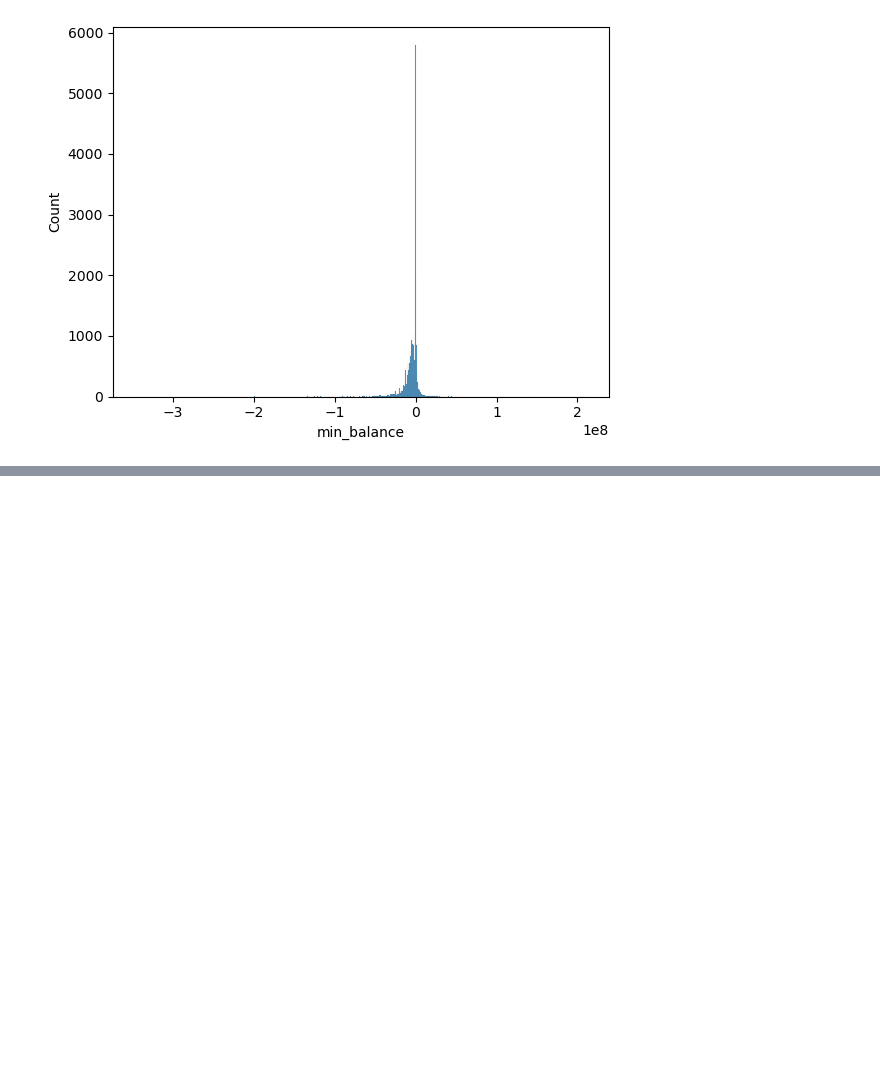
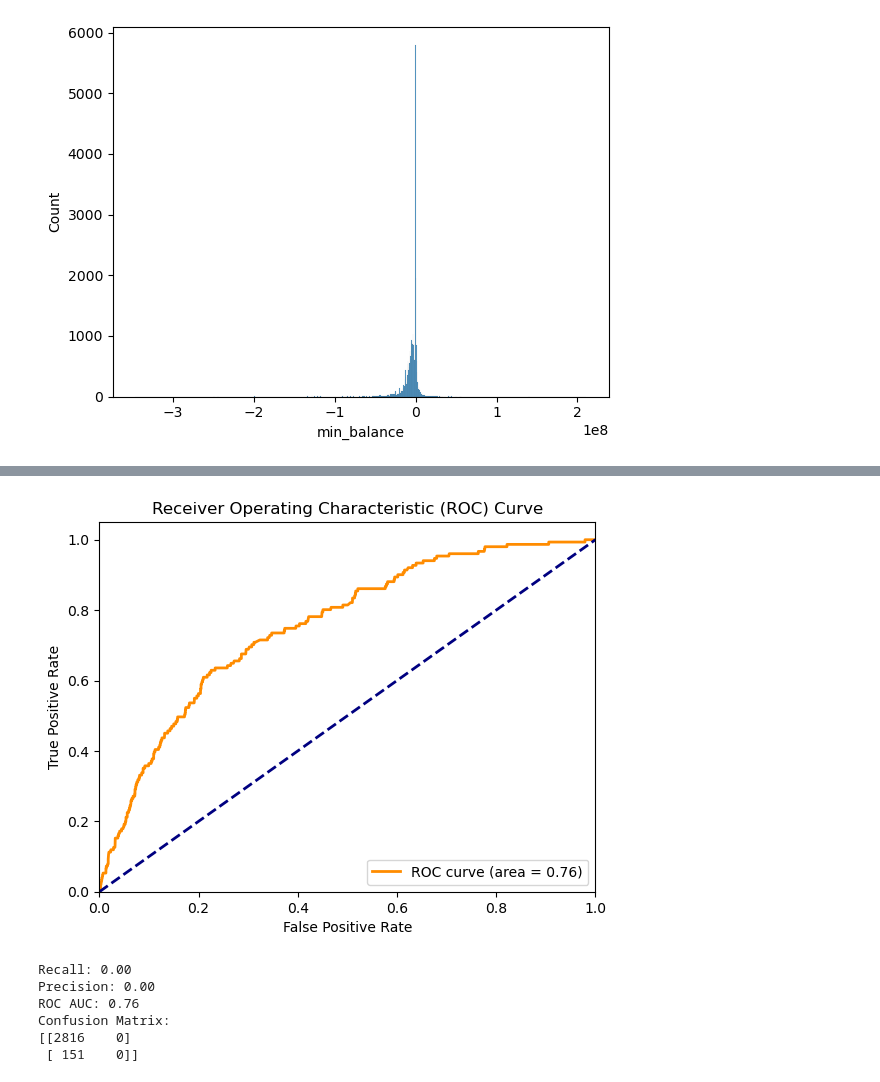
Before and after one commit to Asad-Ismail/Credit-Prediction, a Jupyter notebook: EDA.ipynb, the cells around one changed output, grey strips where cells are left out. Cells and saved outputs as stored; diff of their text form; code cells hidden in the pictures; blank space fills up the shorter version.

```diff
--- a/EDA.ipynb
+++ b/EDA.ipynb
@@ -230,0 +608,8 @@ plt.show()
+# %%
+xgb_clf = xgb.XGBClassifier(use_label_encoder=False, eval_metric='logloss', scale_pos_weight=scale_pos_weight)
+# %%
+xgb_gs = GridSearchCV(xgb_clf, xgb_params, cv=3, scoring='roc_auc',verbose=3)
+# %%
+xgb_gs.fit(X_train,y_train)
+print("Best XGBoost Params: ", xgb_gs.best_params_)
+print("Best XGBoost Score: ", xgb_gs.best_score_)
@@ -230,0 +634,20 @@ plt.show()
+# %%
+best_model = xgb_gs.best_estimator_
+test_pred = best_model.predict(X_test)  # Class predictions
+test_pred_proba = best_model.predict_proba(X_test)[:, 1]
+# %%
+recall, precision, roc_auc, cm = evaluate_classification(y_test, test_pred , test_pred_proba)
+
+print(f"Recall: {recall:.2f}")
+print(f"Precision: {precision:.2f}")
+print(f"ROC AUC: {roc_auc:.2f}")
+print("Confusion Matrix:")
+print(cm)
+# %% [output]
+[figure, added]
+Recall: 0.00
+Precision: 0.00
+ROC AUC: 0.76
+Confusion Matrix:
+[[2816    0]
+ [ 151    0]]
```
Also changed, not shown: parts of 55 cells of this notebook, 1 other file.
